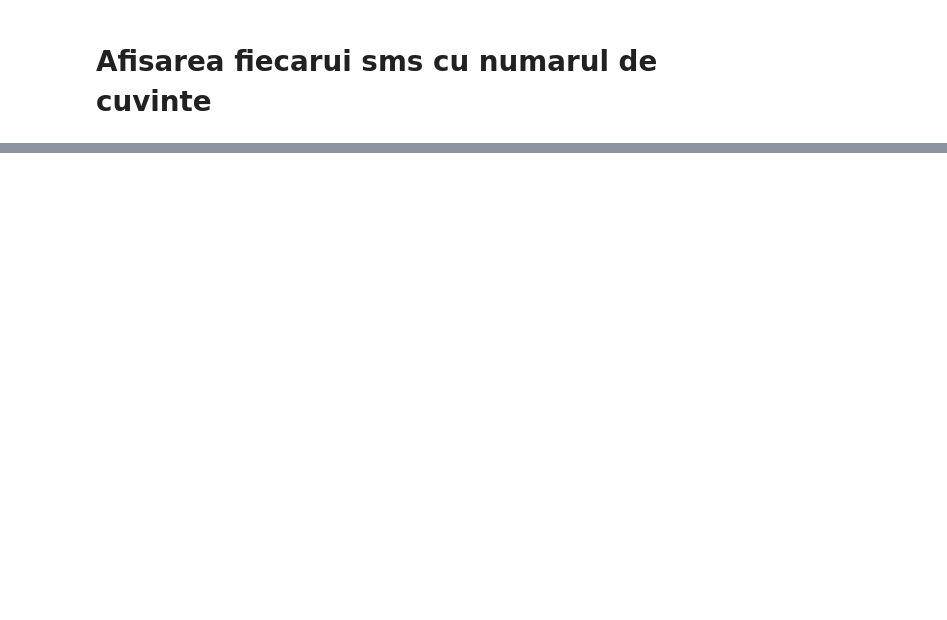
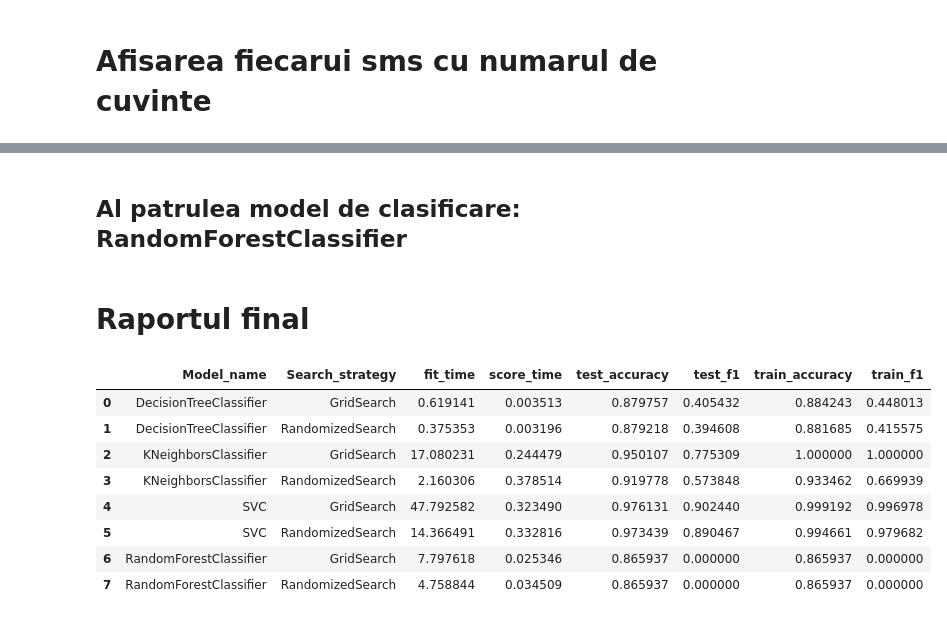
Before and after one commit to robert-adrian99/DataScience, a Jupyter notebook: Laborator11/datasets models/SMS.ipynb, the cells around one changed output, grey strips where cells are left out. Saved outputs shown, nothing was run; the diff lists cells and outputs as text; code cells hidden in the pictures; blank space fills up the shorter version.

```diff
--- a/Laborator11/datasets models/SMS.ipynb
+++ b/Laborator11/datasets models/SMS.ipynb
@@ -108,0 +255,5 @@ print(np.matrix(list(zip(data[1], words_number))))
+# %%
+parameters_dtc = {'splitter': ['best', 'random'], 'max_depth': [0.1, 0.2, 0.3, 0.4, 0.5, 0.6, 0.7, 0.8, 0.9, 1.0]}
+parameters_knn = {'n_neighbors': list(range(1, 10)), 'p': [1, 2, 3, 4.7]}
+parameters_svc = {'gamma': ['auto', 'scale'], 'C': list(range(1, 10))}
+parameters_rfc = {'max_depth': [0.1, 0.2, 0.3, 0.4, 0.5, 0.6, 0.7, 0.8, 0.9, 1.0]}
@@ -108,0 +321,49 @@ print(np.matrix(list(zip(data[1], words_number))))
+# %%
+randomized_search_svc = RandomizedSearchCV(estimator=SVC(), param_distributions=parameters_svc, random_state=0, scoring='f1', cv=3, n_iter=5)
+randomized_scores_svc = cross_validate(estimator=randomized_search_svc, scoring=('accuracy', 'f1'), X=X, y=y, cv=5, return_train_score=True)
+
+df_randomized_sms = pd.DataFrame(randomized_scores_svc)
+df_randomized_sms = df_randomized_sms.mean()
+df_randomized_sms['Model_name'] = 'SVC'
+df_randomized_sms['Search_strategy'] = 'RandomizedSearch'
+
+df_randomized_sms = pd.Series(df_randomized_sms)
+sms_df = sms_df.append(df_randomized_sms, ignore_index=True)
+# %% [markdown]
+## Al patrulea model de clasificare: RandomForestClassifier
+# %%
+grid_search_rfc = GridSearchCV(estimator=RandomForestClassifier(), param_grid=parameters_rfc, scoring='f1', cv=3)
+grid_scores_rfc = cross_validate(estimator=grid_search_rfc, scoring=('accuracy', 'f1'), X=X, y=y, cv=5, return_train_score=True)
+
+df_grid_sms = pd.DataFrame(grid_scores_rfc)
+df_grid_sms = df_grid_sms.mean()
+df_grid_sms['Model_name'] = 'RandomForestClassifier'
+df_grid_sms['Search_strategy'] = 'GridSearch'
+
+df_grid_sms = pd.Series(df_grid_sms)
+sms_df = sms_df.append(df_grid_sms, ignore_index=True)
+# %%
+randomized_search_rfc = RandomizedSearchCV(estimator=RandomForestClassifier(), param_distributions=parameters_rfc, random_state=0, scoring='f1', cv=3, n_iter=5)
+randomized_scores_rfc = cross_validate(estimator=randomized_search_rfc, scoring=('accuracy', 'f1'), X=X, y=y, cv=5, return_train_score=True)
+
+df_randomized_sms = pd.DataFrame(randomized_scores_rfc)
+df_randomized_sms = df_randomized_sms.mean()
+df_randomized_sms['Model_name'] = 'RandomForestClassifier'
+df_randomized_sms['Search_strategy'] = 'RandomizedSearch'
+
+df_randomized_sms = pd.Series(df_randomized_sms)
+sms_df = sms_df.append(df_randomized_sms, ignore_index=True)
+# %% [markdown]
+# Raportul final
+# %%
+sms_df
+# %% [output]
+|  | Model_name | Search_strategy | fit_time | score_time | test_accuracy | test_f1 | train_accuracy | train_f1 |
+| 0 | DecisionTreeClassifier | GridSearch | 0.619141 | 0.003513 | 0.879757 | 0.405432 | 0.884243 | 0.448013 |
+| 1 | DecisionTreeClassifier | RandomizedSearch | 0.375353 | 0.003196 | 0.879218 | 0.394608 | 0.881685 | 0.415575 |
+| 2 | KNeighborsClassifier | GridSearch | 17.080231 | 0.244479 | 0.950107 | 0.775309 | 1.000000 | 1.000000 |
+| 3 | KNeighborsClassifier | RandomizedSearch | 2.160306 | 0.378514 | 0.919778 | 0.573848 | 0.933462 | 0.669939 |
+| 4 | SVC | GridSearch | 47.792582 | 0.323490 | 0.976131 | 0.902440 | 0.999192 | 0.996978 |
+| 5 | SVC | RandomizedSearch | 14.366491 | 0.332816 | 0.973439 | 0.890467 | 0.994661 | 0.979682 |
+| 6 | RandomForestClassifier | GridSearch | 7.797618 | 0.025346 | 0.865937 | 0.000000 | 0.865937 | 0.000000 |
+| 7 | RandomForestClassifier | RandomizedSearch | 4.758844 | 0.034509 | 0.865937 | 0.000000 | 0.865937 | 0.000000 |
```
Also changed, not shown: parts of 44 cells of this notebook, 1 other file.
